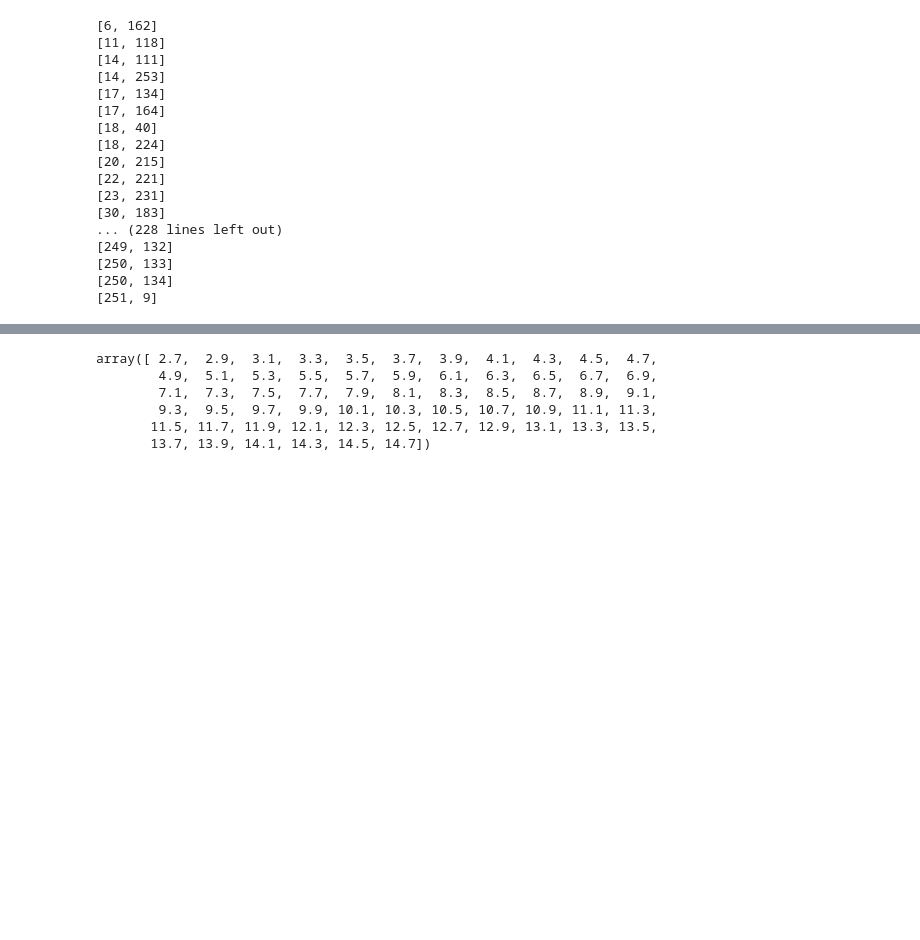
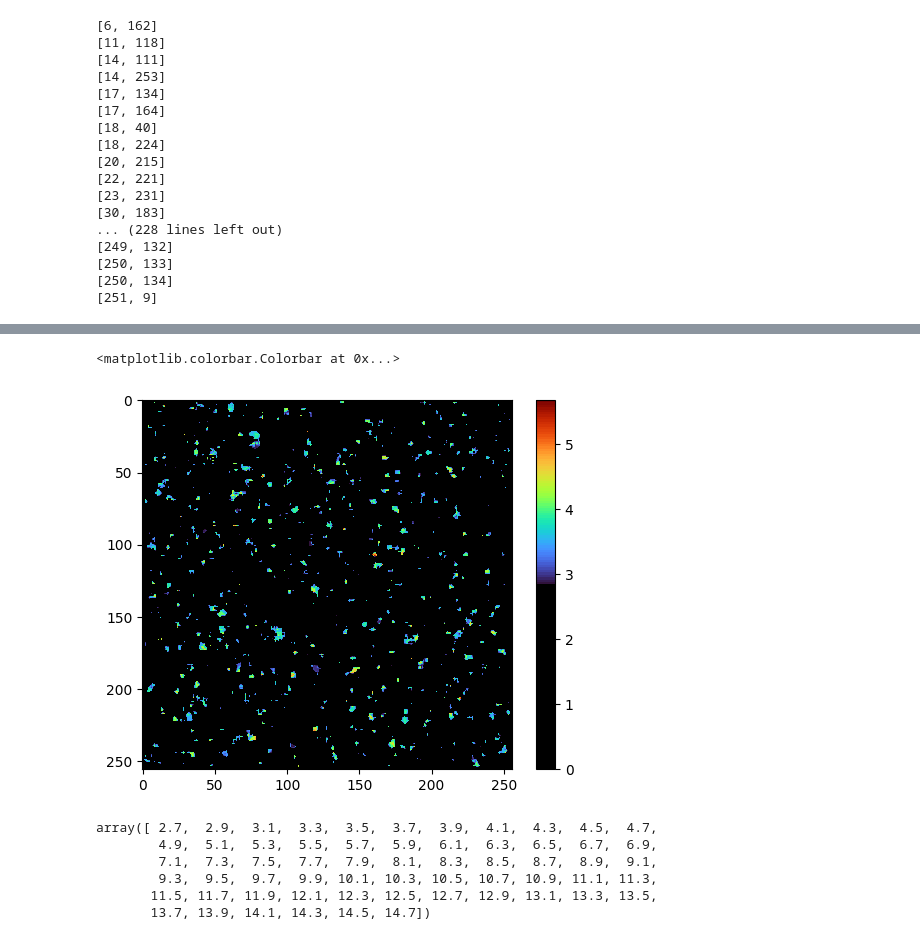
Before and after one commit to smglsn12/EDiffCrystals, a Jupyter notebook: notebooks/Predict_experimental_patterns.ipynb, the cells around one changed output, grey strips where cells are left out. Saved outputs shown, nothing was run; the diff lists cells and outputs as text; code cells hidden in the pictures; blank space fills up the shorter version.

```diff
--- a/notebooks/Predict_experimental_patterns.ipynb
+++ b/notebooks/Predict_experimental_patterns.ipynb
@@ -1049,7 +1080,4 @@ lattice_dict = {
 # %%
-sum_scaling = 0.3
-num_spots_needed = 5
-
 pred_df_updated_test = predict_set_of_point_lists(pls,
                                pl_filepath = pl_filepath,
                                cry_sys_model = crystal_system_model,
@@ -1057,8 +1085,8 @@ pred_df_updated_test = predict_set_of_point_lists(pls,
                                num_spots_needed = num_spots_needed,
                                remove_central_beam = True,
                                save_df = False,
-                               save_path = '5_spots_required_sum_scaling_0_3_Au_From_Steph_analysis_dataset00_braggdisks_cali_h5_cry_sys_pred_lattice_unaugmented_model.pkl',
-                               lattice_model_dict = lattice_dict,
+                               save_path = save_path,
+                               lattice_model_dict = model_path_dicts,
                                cry_sys_lattice = 'all')
 # %% [output]
 scaling patterns to sum intensity = 0.3 and filtering out patterns with fewer than 5 diffraction spots
@@ -1185,0 +1246,2 @@ for a1 in range(3):
+# %%
+inds = np.argwhere(lattice_mask > 0)
@@ -1214,2 +1286,2 @@ t = list(pred_df_updated[pred_df_updated['pl_indicies'].isin(list_inds)].pl_indi
 # %%
-subdf = pred_df_updated[pred_df_updated['pl_indicies'].isin(list_inds)]
+subdf = pred_df_updated_test[pred_df_updated_test['pl_indicies'].isin(list_inds)]
@@ -1244,3 +1298,20 @@ subdf.loc[subdf.prediction == 'orthorhombic']
+# %%
+lattice_vals = np.zeros((256, 256))
+# print(stack_con.shape)
+
+coords = np.asarray(subdf.pl_indicies).tolist()
+# print(coords)
+coords = np.array(coords).astype('int')
+lattice_a = np.asarray(subdf.a_median).tolist()
+
+inds = np.ravel_multi_index((coords[:,0], coords[:,1]), (256,256))
+lattice_vals.ravel()[inds] = lattice_a
+
+plt.imshow(lattice_vals, cmap = newcmp)
+plt.colorbar()
+# %% [output]
+<matplotlib.colorbar.Colorbar at 0x...>
+[figure, added]
 # %%
 subdf_cubic = subdf.loc[subdf.prediction == 'cubic']
 subdf_hexagonal = subdf.loc[subdf.prediction == 'hexagonal']
```
Also changed, not shown: parts of 30 cells of this notebook.
